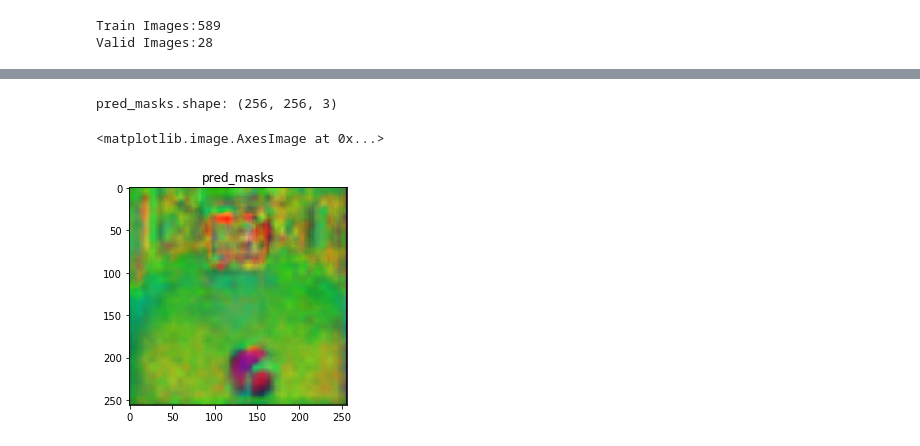
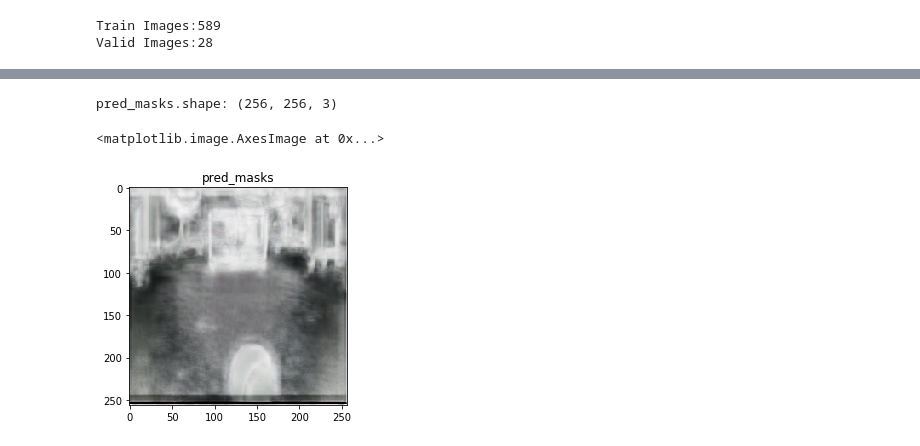
Before and after one commit to kimbring2/DeepSoccer, a Jupyter notebook: segmentation_kaggle.ipynb, the cells around one changed output, grey strips where cells are left out. Drawn from its saved outputs; the diff is of its cells as text; code cells hidden in the pictures.

```diff
--- a/segmentation_kaggle.ipynb
+++ b/segmentation_kaggle.ipynb
@@ -83,9 +95,15 @@ def get_images_masks(root_path):
 
         image_file_name = image_file.split(".")[0]
         image_file_name = image_file_name.split("/")[-1]
+        #print("image_file_name: " + str(image_file_name))
 
         img = cv2.imread(root_path + image_file_name + '.jpg')
-        mask = cv2.imread(root_path + image_file_name + '_seg.png')
+        mask = cv2.imread(root_path + image_file_name + '_seg_simple.png')
+        #print("mask: " + str(mask))
+        if mask is None:
+            trans(image_file_name, root_path)
+            mask = cv2.imread(root_path + image_file_name + '_seg_simple.png')
+        #print("mask.shape: " + str(mask.shape))
 
         img = cv2.resize(img, dsize=(256, 256), interpolation=cv2.INTER_AREA)
         mask = cv2.resize(mask, dsize=(256, 256), interpolation=cv2.INTER_AREA)
@@ -227,9 +245,9 @@ ________________________________________________________________________________
 # %%
 #model.load_weights('/kaggle/input/best-modelh5/best_model.h5')
 # %%
-model.compile(optimizer=tf.keras.optimizers.Adam(learning_rate=0.0001),loss='mse')
-model.fit(np.array(train_imgs,dtype='float16'),np.array(train_masks,dtype='float16'),
-          validation_data=(np.array(valid_imgs,dtype='float16'),np.array(valid_masks,dtype='float16')),
-          epochs=500,steps_per_epoch=100,verbose=1,batch_size=5)
+model.compile(optimizer=tf.keras.optimizers.Adam(learning_rate=0.0001), loss='mse')
+model.fit(np.array(train_imgs,dtype='float16'), np.array(train_masks,dtype='float16'),
+          validation_data=(np.array(valid_imgs, dtype='float16'), np.array(valid_masks, dtype='float16')),
+          epochs=100, steps_per_epoch=100, verbose=1, batch_size=3)
 # %% [output]
 Train on 589 samples, validate on 28 samples
@@ -263,26 +342,33 @@ for i in range(5):
+# %%
+'''
+model.fit(np.array(train_imgs,dtype='float16'), np.array(train_masks,dtype='float16'),
+          validation_data=(np.array(valid_imgs, dtype='float16'), np.array(valid_masks, dtype='float16')),
+          epochs=100, steps_per_epoch=100, verbose=1, batch_size=5)
+'''
 # %%
 import cv2
 
 #image_path = '/media/kimbring2/Steam/sim2real/images/tennis_ball_image/71HxOsmPUHL._AC_SL1201_.jpg'
 #image_path = '/media/kimbring2/Steam/sim2real/images/deepsoccer_content.jpg'
-image_path = '/home/kimbring2/Desktop/content_image/image_5.jpg'
+image_path = '/home/kimbring2/Desktop/content_image/image_15.jpg'
 test_image = cv2.imread(image_path)
-test_image = cv2.normalize(test_image,None,0,1,cv2.NORM_MINMAX,cv2.CV_32F)
+test_image_copy = test_image
+test_image = cv2.normalize(test_image, None, 0, 1, cv2.NORM_MINMAX, cv2.CV_32F)
 #test_image = (test_image / 127.5) - 1
 
 test_tensor = tf.convert_to_tensor(test_image, dtype=tf.float32)
 
-test_tensor = tf.image.resize(test_tensor, [256, 256], method=tf.image.ResizeMethod.NEAREST_NEIGHBOR)
+test_tensor = tf.image.resize(test_tensor, [256,256], method=tf.image.ResizeMethod.NEAREST_NEIGHBOR)
 test_tensor = tf.reshape(test_tensor, [1,256,256,3], name=None)
 
 pred_masks = model.predict(test_tensor)
 pred_masks = np.reshape(pred_masks,(256,256,3))
 
 print("pred_masks.shape: " + str(pred_masks.shape))
 
 plt.title('pred_masks')
 plt.imshow(pred_masks)
 # %% [output]
 pred_masks.shape: (256, 256, 3)
 <matplotlib.image.AxesImage at 0x...>
-[figure, old version]
+[figure, new version]
```
Also changed, not shown: parts of 15 cells of this notebook.
